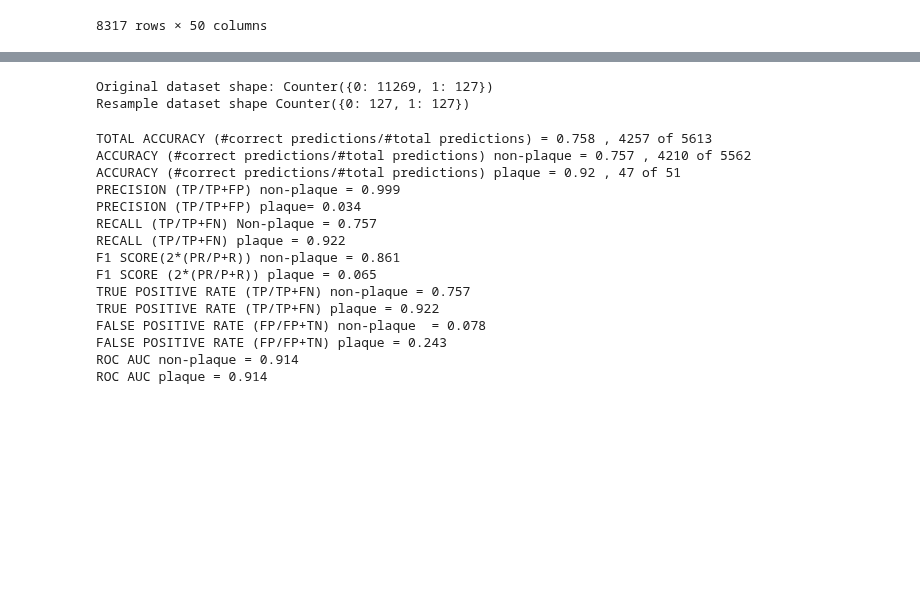
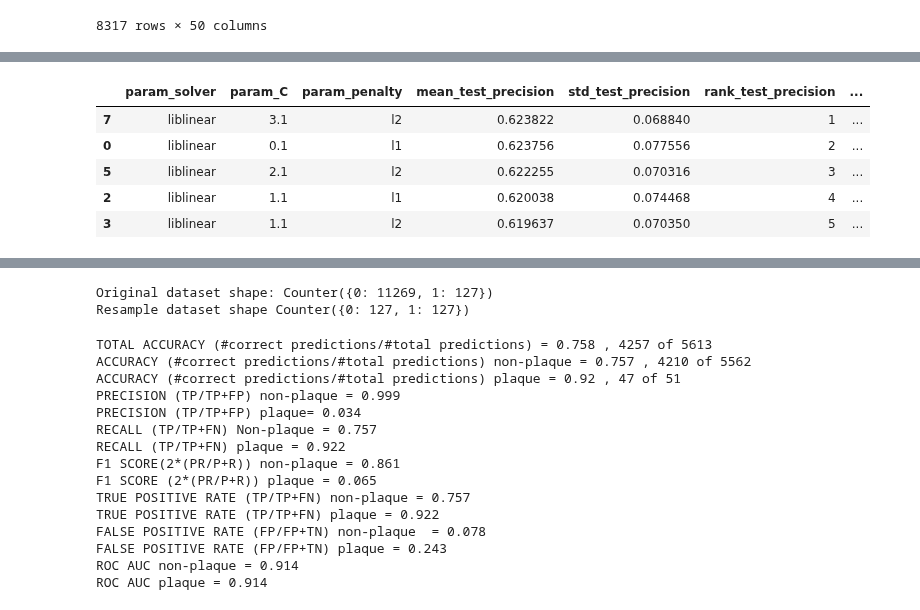
Before and after one commit to dmnburrows/spatial_transcriptomics, a Jupyter notebook: plaque_classify.ipynb, the cells around one changed output, grey strips where cells are left out. Cells and saved outputs as stored; diff of their text form; code cells hidden in the pictures; blank space fills up the shorter version.

```diff
--- a/plaque_classify.ipynb
+++ b/plaque_classify.ipynb
@@ -436,14 +438,13 @@ plt.show()
 # %%
-# define grid of parameters
+#Define grid search parameters
+from sklearn.model_selection import GridSearchCV
+model = LogisticRegression(max_iter = 1000, solver='liblinear')
+parameters = [{'solver': ['liblinear'], 'C': list(np.arange(0.1, 10, 1)),'penalty': ['l1','l2']},
+              {'solver': ['lbfgs'], 'C': list(np.arange(0.1, 10, 1)),'penalty': ['l2']},
+              {'solver': ['lbfgs'], 'penalty': ['none']}
+]
 
-from sklearn.model_selection import GridSearchCV
-
-parameters = {'C': [0.1, 1, 10],
-              'max_iter' : [10, 100, 1000]
-}
-
-#parameters to optimise
+#Define external parameters to loop over
 #n DE genes
-# regularisation parameter, l1, l2, elastic net
 # class imbalance parameter
 # %% [output]
@@ -472,0 +458,7 @@ array([[ 1.00226726e-01,  5.98960201e-02,  6.53738874e-02,
+# %%
+#Run grid search
+#train model on all parameter combs ->
+#pars with best mean cross val score are selected, and re-fitted to entire dataset to learn weights
+scoring = ('precision', 'recall', 'roc_auc')
+model_grid_search = GridSearchCV(model, param_grid=parameters, refit = 'precision', scoring = scoring, n_jobs=5, cv=5)
+model_grid_search.fit(X_train, y_train)
@@ -472,0 +478,27 @@ array([[ 1.00226726e-01,  5.98960201e-02,  6.53738874e-02,
+# %%
+cv_results = pd.DataFrame(model_grid_search.cv_results_)
+curr = cv_results[
+    [
+        "param_solver",
+        "param_C",
+        "param_penalty",
+        "mean_test_precision",
+        "std_test_precision",
+        "rank_test_precision",
+        "mean_test_recall",
+        "std_test_recall",
+        "rank_test_recall",
+        "mean_test_roc_auc",
+        "std_test_roc_auc",
+        "rank_test_roc_auc",
+
+    ]
+]
+curr.sort_values('mean_test_precision', ascending=False)[:5]
+# %% [output]
+|  | param_solver | param_C | param_penalty | mean_test_precision | std_test_precision | rank_test_precision | ... |
+| 7 | liblinear | 3.1 | l2 | 0.623822 | 0.068840 | 1 | ... |
+| 0 | liblinear | 0.1 | l1 | 0.623756 | 0.077556 | 2 | ... |
+| 5 | liblinear | 2.1 | l2 | 0.622255 | 0.070316 | 3 | ... |
+| 2 | liblinear | 1.1 | l1 | 0.620038 | 0.074468 | 4 | ... |
+| 3 | liblinear | 1.1 | l2 | 0.619637 | 0.070350 | 5 | ... |
```
Also changed, not shown: parts of 13 cells of this notebook.
